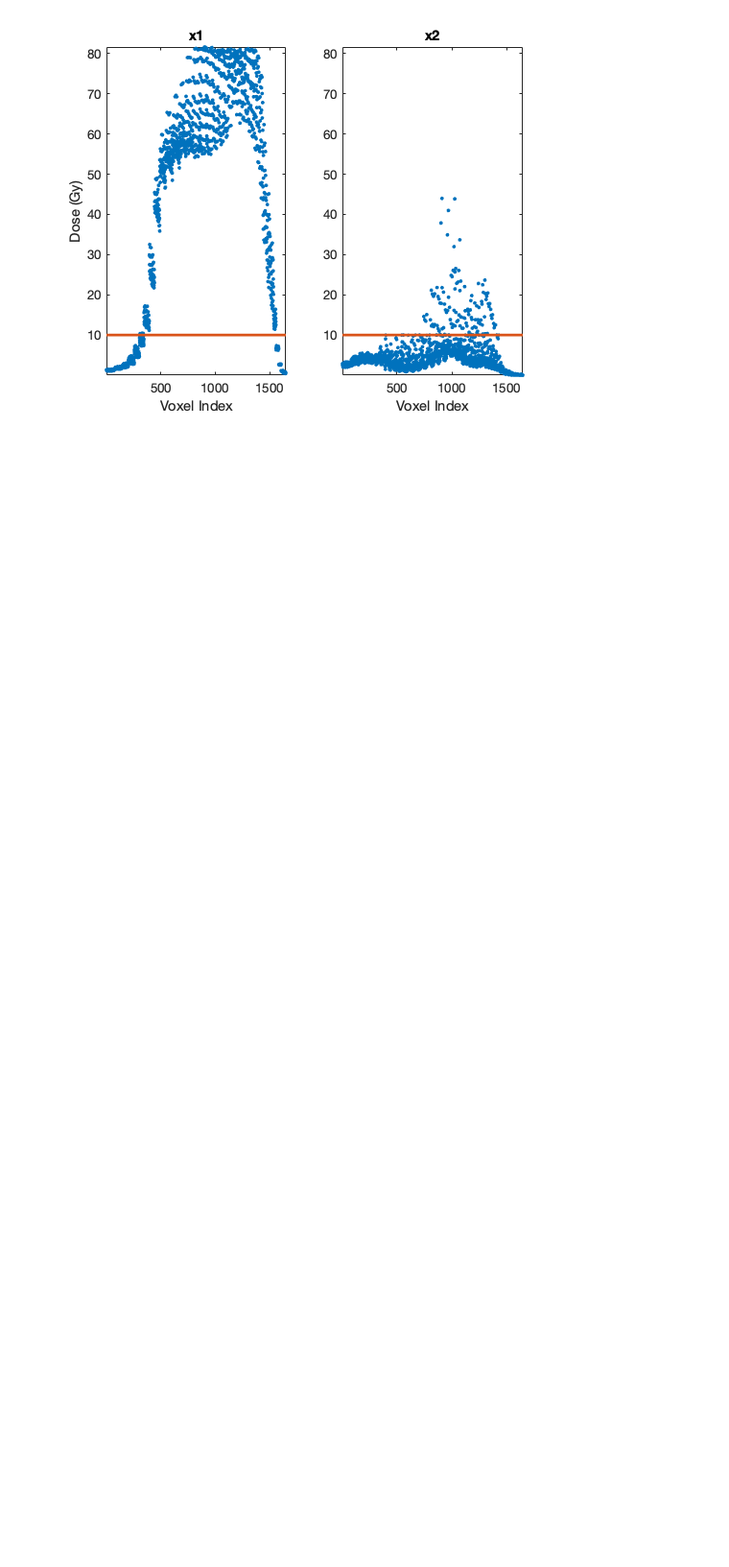
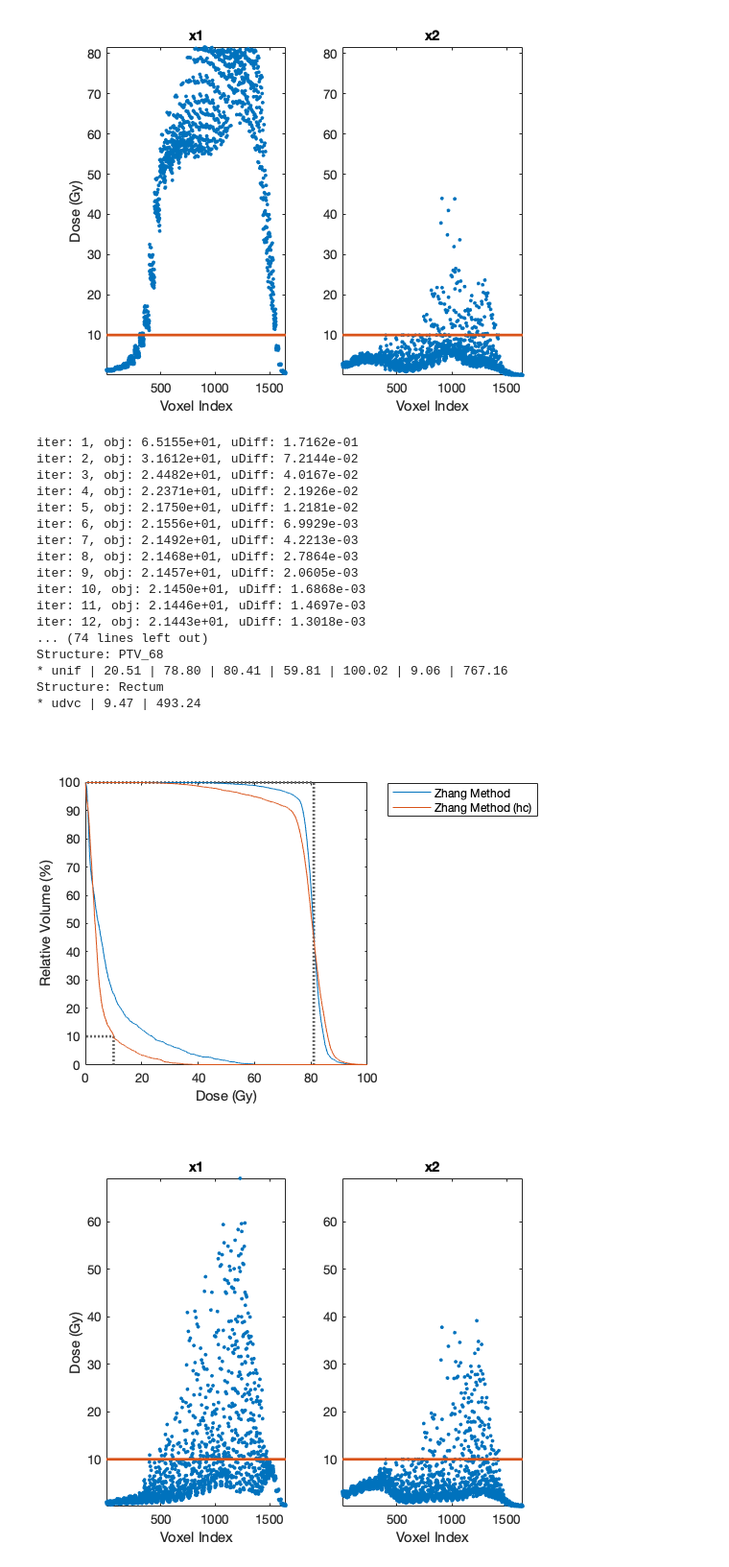
Before and after one commit to kels271828/FluenceMapOpt, a Jupyter notebook: similarMethod.ipynb, the cells around one changed output. Shown at 96% size. Saved outputs shown, nothing was run; the diff lists cells and outputs as text; code cells hidden in the pictures; blank space fills up the shorter version.

```diff
--- a/similarMethod.ipynb
+++ b/similarMethod.ipynb
@@ -727,6 +816,50 @@ Structure: Rectum
 * udvc | 7.46 | 465.74
 [figure]
 [figure]
+# %%
+% Create problem instance
+prostate.terms = {pt1};
+rectum.terms = {rt3};
+structs = {prostate,rectum};
+prob = FluenceMapOpt(structs,'tol',5e-5);
+
+% Zhang Method (OAR)
+prob.slackDose();
+x1a = prob.x;
+fprintf('\nZhang Method')
+fprintf('\nTime: %.2f\n',prob.time);
+prob.printStats(x1a);
+
+% Zhang Method (OAR, hc)
+prob.constGen(x1a);
+x1b = prob.x;
+fprintf('\nZhang Method (hc)')
+fprintf('\nTime: %.2f\n',prob.time);
+prob.printStats(x1b);
+
+% Plots
+prob.compareVoxelDose(2,[x1a,x1b])
+prob.compareDVH([x1a,x1b],{'Zhang Method','Zhang Method (hc)'})
+# %% [output]
+iter: 1, obj: 6.5155e+01, uDiff: 1.7162e-01
+iter: 2, obj: 3.1612e+01, uDiff: 7.2144e-02
+iter: 3, obj: 2.4482e+01, uDiff: 4.0167e-02
+iter: 4, obj: 2.2371e+01, uDiff: 2.1926e-02
+iter: 5, obj: 2.1750e+01, uDiff: 1.2181e-02
+iter: 6, obj: 2.1556e+01, uDiff: 6.9929e-03
+iter: 7, obj: 2.1492e+01, uDiff: 4.2213e-03
+iter: 8, obj: 2.1468e+01, uDiff: 2.7864e-03
+iter: 9, obj: 2.1457e+01, uDiff: 2.0605e-03
+iter: 10, obj: 2.1450e+01, uDiff: 1.6868e-03
+iter: 11, obj: 2.1446e+01, uDiff: 1.4697e-03
+iter: 12, obj: 2.1443e+01, uDiff: 1.3018e-03
+... (74 lines left out)
+Structure: PTV_68
+* unif | 20.51 | 78.80 | 80.41 | 59.81 | 100.02 | 9.06 | 767.16
+Structure: Rectum
+* udvc | 9.47 | 493.24
+[figure, added]
+[figure, added]
 # %% [markdown]
 Time
 * Our Method (PTV): 32.10
```
Also changed, not shown: parts of 19 cells of this notebook.
